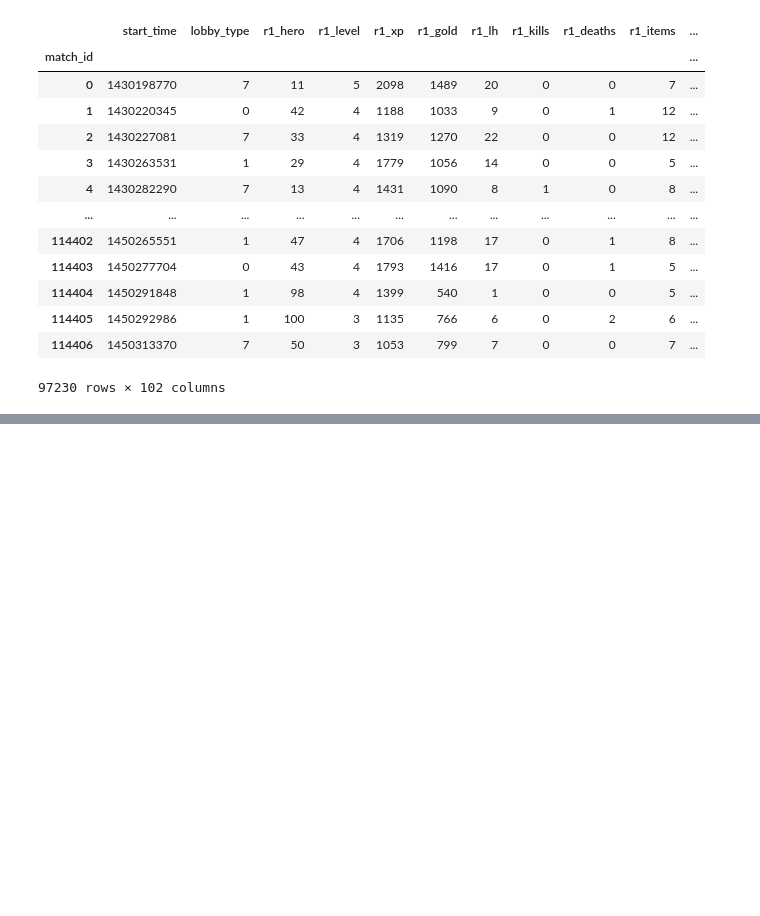
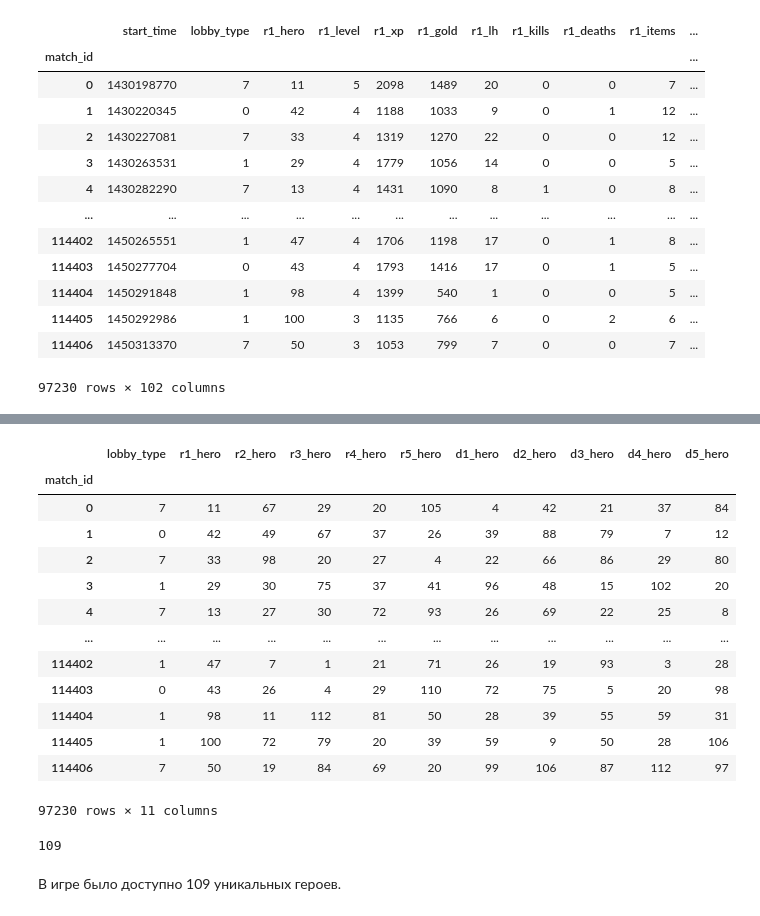
Before and after one commit to razmarrus/HSE_ML, a Jupyter notebook: week_7/Programming Assignment_7_Final_Statement.ipynb, the cells around one changed output, grey strips where cells are left out. Drawn from its saved outputs; the diff is of its cells as text; code cells hidden in the pictures; blank space fills up the shorter version.

```diff
--- a/week_7/Programming Assignment_7_Final_Statement.ipynb
+++ b/week_7/Programming Assignment_7_Final_Statement.ipynb
@@ -145,0 +318,8 @@ cv = KFold(n_splits=5, shuffle=True, random_state=42)
+# %%
+categorical_features = ['lobby_type','r1_hero','r2_hero','r3_hero','r4_hero','r5_hero',
+                        'd1_hero','d2_hero','d3_hero','d4_hero','d5_hero']
+
+data_copy.drop(categorical_features, axis = 1,inplace= True)
+X_train = data_copy
+X_train = StandardScaler().fit_transform(X_train)
+X_train
@@ -145,0 +366,26 @@ cv = KFold(n_splits=5, shuffle=True, random_state=42)
+# %%
+#categorical_features.remove('lobby_type')
+data[categorical_features]
+# %% [output]
+|  | lobby_type | r1_hero | r2_hero | r3_hero | r4_hero | r5_hero | d1_hero | d2_hero | d3_hero | d4_hero | d5_hero |
+| match_id |  |  |  |  |  |  |  |  |  |  |  |
+| 0 | 7 | 11 | 67 | 29 | 20 | 105 | 4 | 42 | 21 | 37 | 84 |
+| 1 | 0 | 42 | 49 | 67 | 37 | 26 | 39 | 88 | 79 | 7 | 12 |
+| 2 | 7 | 33 | 98 | 20 | 27 | 4 | 22 | 66 | 86 | 29 | 80 |
+| 3 | 1 | 29 | 30 | 75 | 37 | 41 | 96 | 48 | 15 | 102 | 20 |
+| 4 | 7 | 13 | 27 | 30 | 72 | 93 | 26 | 69 | 22 | 25 | 8 |
+| ... | ... | ... | ... | ... | ... | ... | ... | ... | ... | ... | ... |
+| 114402 | 1 | 47 | 7 | 1 | 21 | 71 | 26 | 19 | 93 | 3 | 28 |
+| 114403 | 0 | 43 | 26 | 4 | 29 | 110 | 72 | 75 | 5 | 20 | 98 |
+| 114404 | 1 | 98 | 11 | 112 | 81 | 50 | 28 | 39 | 55 | 59 | 31 |
+| 114405 | 1 | 100 | 72 | 79 | 20 | 39 | 59 | 9 | 50 | 28 | 106 |
+| 114406 | 7 | 50 | 19 | 84 | 69 | 20 | 99 | 106 | 87 | 112 | 97 |
+97230 rows × 11 columns
+# %%
+heroes = np.unique(data[categorical_features].values)
+N = len(heroes)
+N
+# %% [output]
+109
+# %% [markdown]
+В игре было доступно 109 уникальных героев.
```
Also changed, not shown: parts of 61 cells of this notebook.
